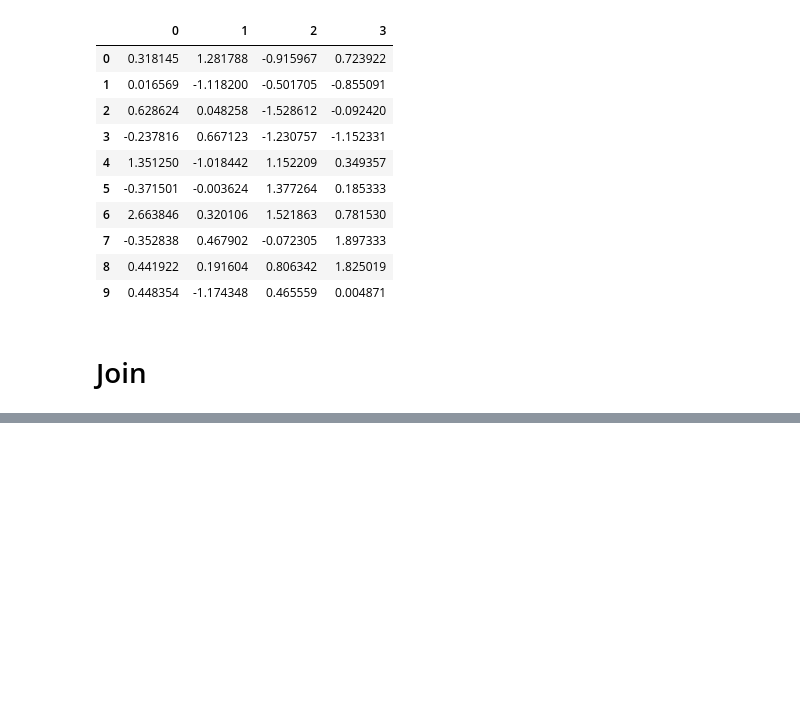
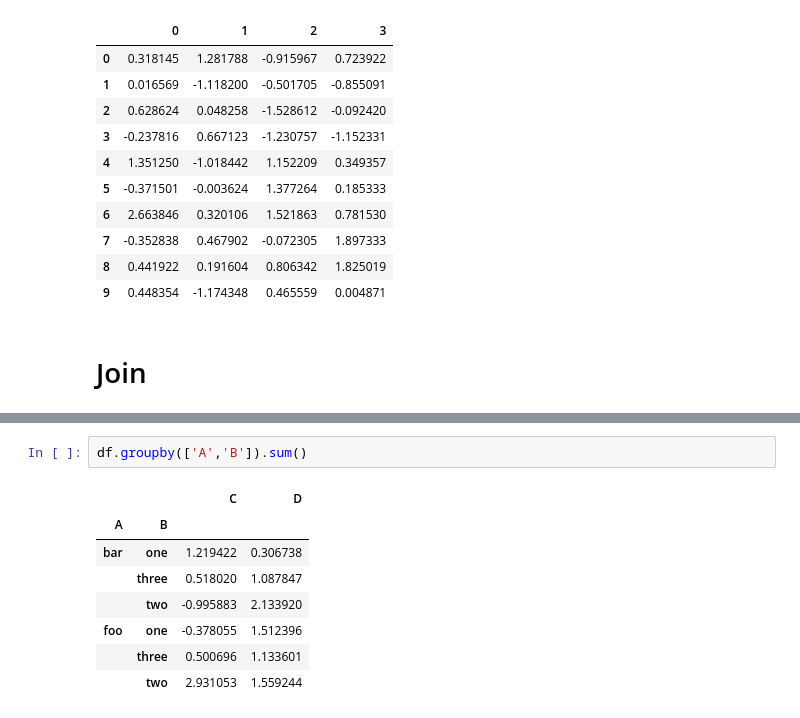
Before and after one commit to KIMS-Github/TIL_, a Jupyter notebook: pandas_10min_practice/pandas_practice_001.ipynb, the cells around one changed output, grey strips where cells are left out. Cells and saved outputs as stored; diff of their text form; blank space fills up the shorter version.

```diff
--- a/pandas_10min_practice/pandas_practice_001.ipynb
+++ b/pandas_10min_practice/pandas_practice_001.ipynb
@@ -546,0 +587,11 @@ left = pd.DataFrame({'key'['foo', 'foo'], 'lval':[1, 2]})
+# %%
+df.groupby(['A','B']).sum()
+# %% [output]
+|  |  | C | D |
+| A | B |  |  |
+| bar | one | 1.219422 | 0.306738 |
+|  | three | 0.518020 | 1.087847 |
+|  | two | -0.995883 | 2.133920 |
+| foo | one | -0.378055 | 1.512396 |
+|  | three | 0.500696 | 1.133601 |
+|  | two | 2.931053 | 1.559244 |
```
Also changed, not shown: parts of 7 cells of this notebook.
